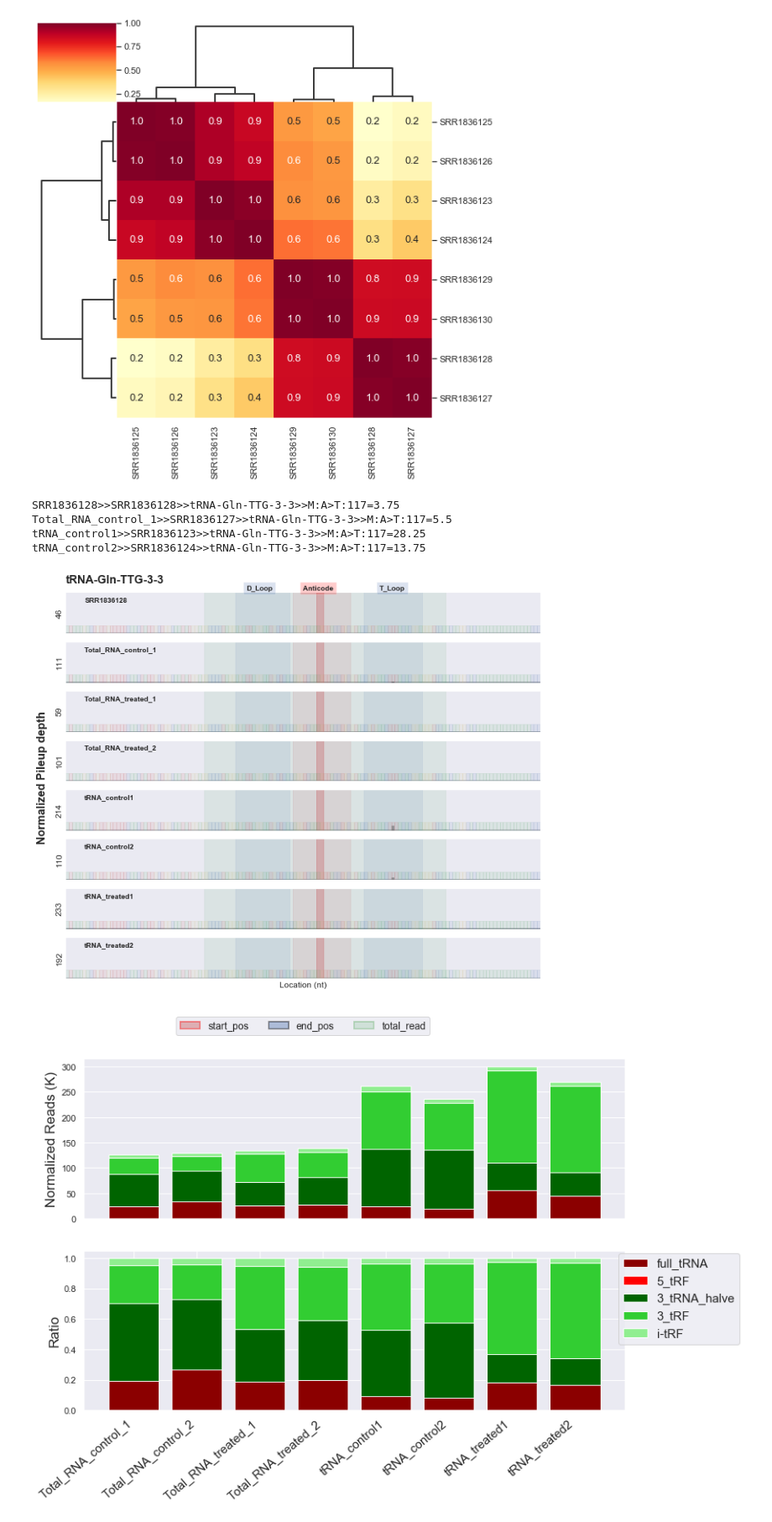
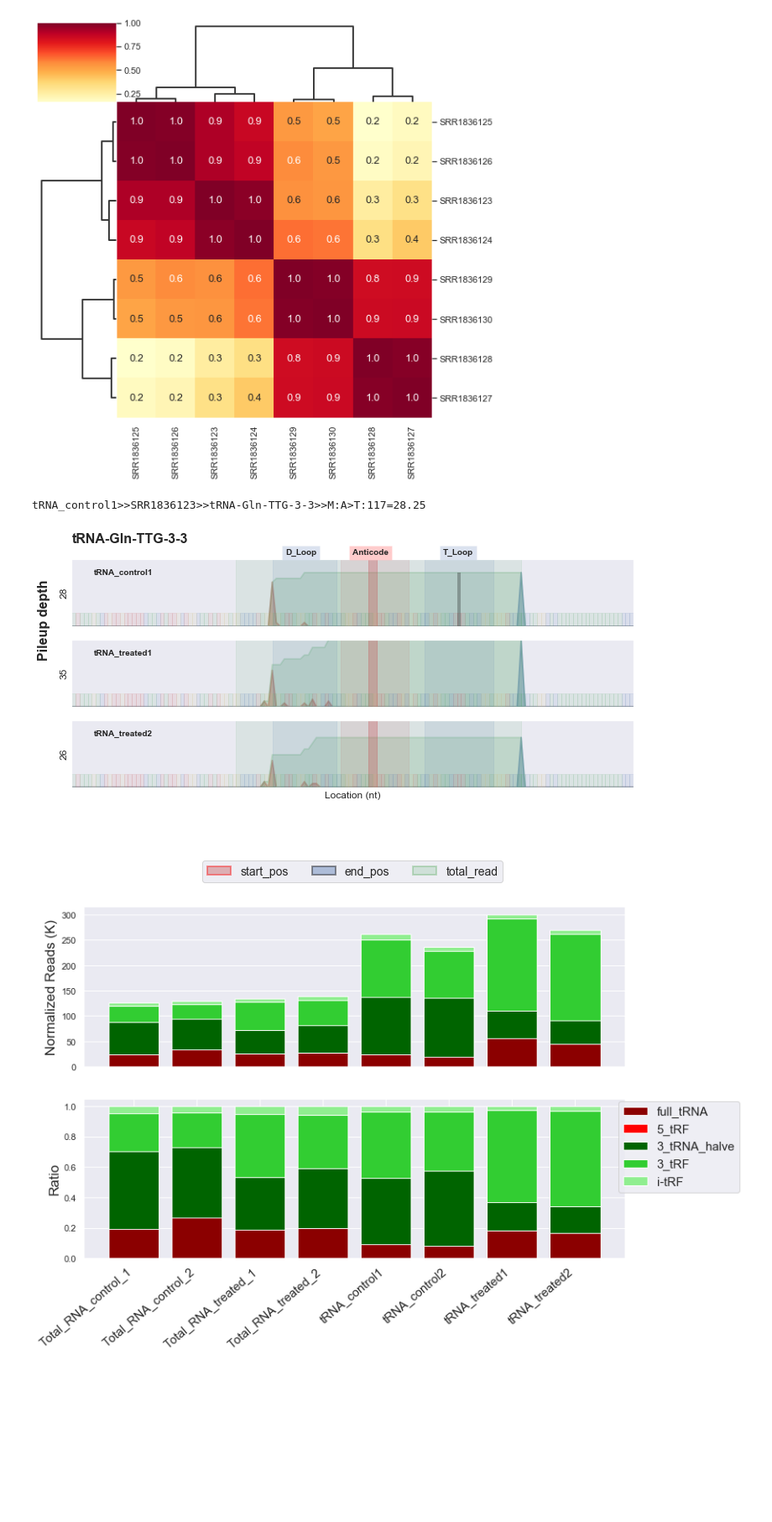
Before and after one commit to hqyone/tRNAExplorer, a Jupyter notebook: visualization/Report_creater.ipynb, the cells around one changed output. Shown at 84% size. Saved outputs shown, nothing was run; the diff lists cells and outputs as text; code cells hidden in the pictures; blank space fills up the shorter version.

```diff
--- a/visualization/Report_creater.ipynb
+++ b/visualization/Report_creater.ipynb
@@ -45,28 +47,25 @@ cp.drawCorrMatrixPic(d,
 # %%
 '''
     Draw tRF profiles for each tRNA across samples
     @param d: The data object generated by data_loader.py
     @param test: Boolean, If true only prints the first profile for testing
                  or print all profiles in output_dir
     @param output_dir: The output directory. The default is <output_dir>/reports
     @param min_depth: The minimum depth of pileup for a sample to print the profile (Default 20)
     @param share_y_lim: Whether all profiles share the same depth limitation across samples (Default True)
     @param normalized: whether normalize to the number of total tRNA mapped reads (Default True)
     @return:
 '''
 dp.drawProfiles(d,
                 test = True,
                 output_dir="",
                 min_depth=20,
                 share_y_lim = True,
-                normalized = True
+                normalized = False
                 )
 # %% [output]
-SRR1836128>>SRR1836128>>tRNA-Gln-TTG-3-3>>M:A>T:117=3.75
-Total_RNA_control_1>>SRR1836127>>tRNA-Gln-TTG-3-3>>M:A>T:117=5.5
 tRNA_control1>>SRR1836123>>tRNA-Gln-TTG-3-3>>M:A>T:117=28.25
-tRNA_control2>>SRR1836124>>tRNA-Gln-TTG-3-3>>M:A>T:117=13.75
-[figure, old version]
+[figure, new version]
 # %%
 '''
     Create two stack bar charts to show the composition of tRFs in samples
```
Also changed, not shown: parts of 3 cells of this notebook, 3 other files.
